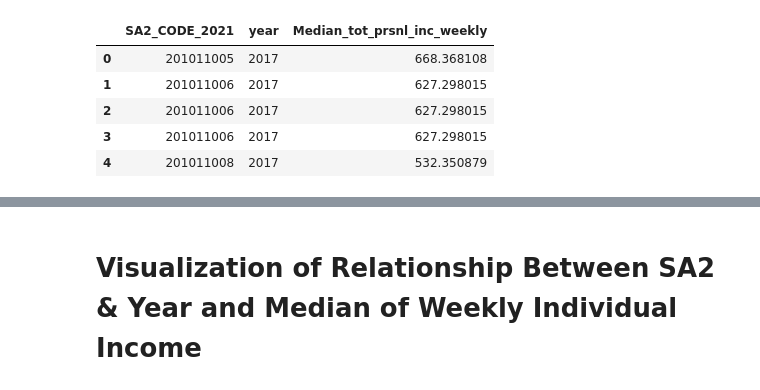
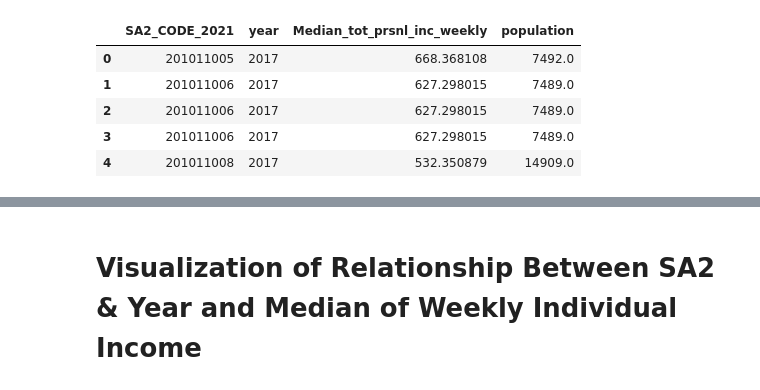
Before and after one commit to HenrikHao/real-estate-industry-project, a Jupyter notebook: models/Predict_income.ipynb, the cells around one changed output, grey strips where cells are left out. Drawn from its saved outputs; the diff is of its cells as text; code cells hidden in the pictures.

Commit message:
Update the prediction of income

```diff
--- a/models/Predict_income.ipynb
+++ b/models/Predict_income.ipynb
@@ -55,16 +55,16 @@ criminal                         int64
 dtype: object
 # %%
 # get the relevant features for prediction of price
-income_df = district_df[['SA2_CODE_2021', 'year', 'Median_tot_prsnl_inc_weekly']]
+income_df = district_df[['SA2_CODE_2021', 'year', 'Median_tot_prsnl_inc_weekly', 'population']]
 income_df = income_df[income_df['year'] < 2022]
 income_df.head()
 # %% [output]
-|  | SA2_CODE_2021 | year | Median_tot_prsnl_inc_weekly |
-| 0 | 201011005 | 2017 | 668.368108 |
-| 1 | 201011006 | 2017 | 627.298015 |
-| 2 | 201011006 | 2017 | 627.298015 |
-| 3 | 201011006 | 2017 | 627.298015 |
-| 4 | 201011008 | 2017 | 532.350879 |
+|  | SA2_CODE_2021 | year | Median_tot_prsnl_inc_weekly | population |
+| 0 | 201011005 | 2017 | 668.368108 | 7492.0 |
+| 1 | 201011006 | 2017 | 627.298015 | 7489.0 |
+| 2 | 201011006 | 2017 | 627.298015 | 7489.0 |
+| 3 | 201011006 | 2017 | 627.298015 | 7489.0 |
+| 4 | 201011008 | 2017 | 532.350879 | 14909.0 |
 # %%
 income_df.isnull().sum()
 # %% [output]
```
Also changed, not shown: parts of 7 cells of this notebook.
